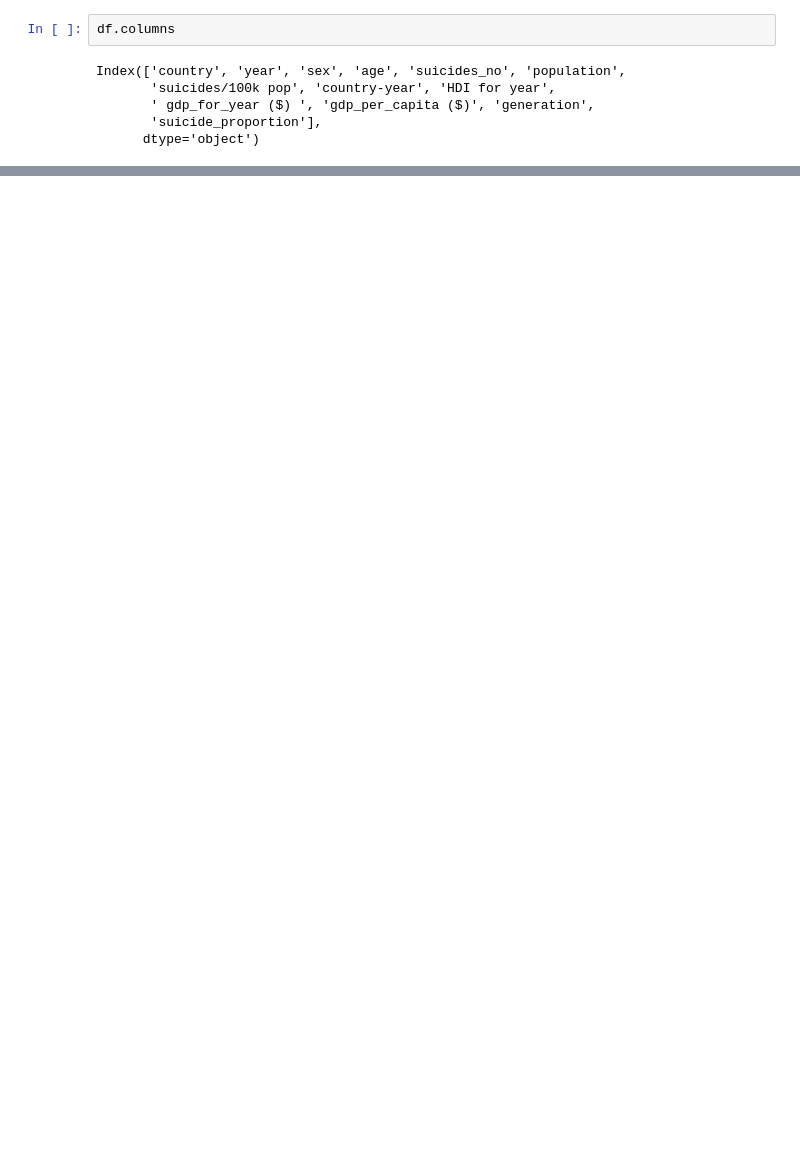
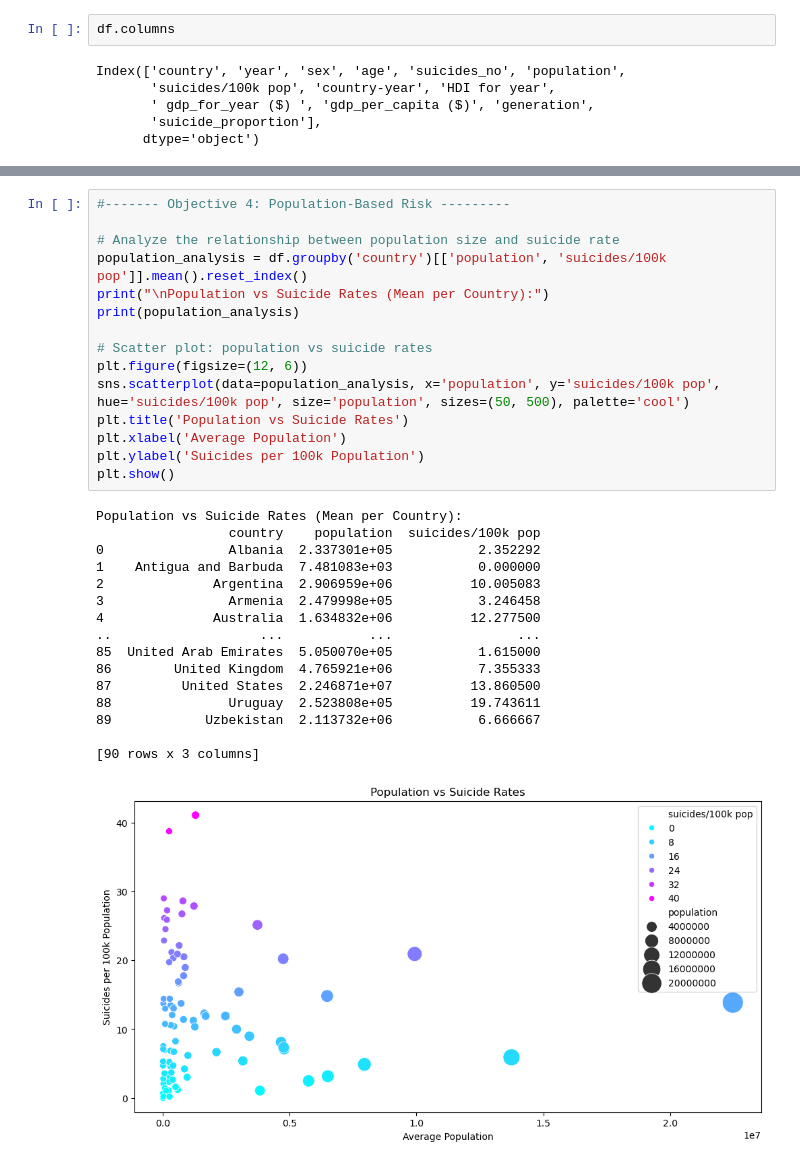
Before and after one commit to hadasssahamase/Suicide_rates_project, a Jupyter notebook: Suicide_rate_project/Suicide_rate_project.ipynb, the cells around one changed output, grey strips where cells are left out. Drawn from its saved outputs; the diff is of its cells as text; blank space fills up the shorter version.

```diff
--- a/Suicide_rate_project/Suicide_rate_project.ipynb
+++ b/Suicide_rate_project/Suicide_rate_project.ipynb
@@ -261,0 +198,32 @@ Index(['country', 'year', 'sex', 'age', 'suicides_no', 'population',
+# %%
+#------- Objective 4: Population-Based Risk ---------
+
+# Analyze the relationship between population size and suicide rate
+population_analysis = df.groupby('country')[['population', 'suicides/100k pop']].mean().reset_index()
+print("\nPopulation vs Suicide Rates (Mean per Country):")
+print(population_analysis)
+
+# Scatter plot: population vs suicide rates
+plt.figure(figsize=(12, 6))
+sns.scatterplot(data=population_analysis, x='population', y='suicides/100k pop', hue='suicides/100k pop', size='population', sizes=(50, 500), palette='cool')
+plt.title('Population vs Suicide Rates')
+plt.xlabel('Average Population')
+plt.ylabel('Suicides per 100k Population')
+plt.show()
+# %% [output]
+Population vs Suicide Rates (Mean per Country):
+                 country    population  suicides/100k pop
+0                Albania  2.337301e+05           2.352292
+1    Antigua and Barbuda  7.481083e+03           0.000000
+2              Argentina  2.906959e+06          10.005083
+3                Armenia  2.479998e+05           3.246458
+4              Australia  1.634832e+06          12.277500
+..                   ...           ...                ...
+85  United Arab Emirates  5.050070e+05           1.615000
+86        United Kingdom  4.765921e+06           7.355333
+87         United States  2.246871e+07          13.860500
+88               Uruguay  2.523808e+05          19.743611
+89            Uzbekistan  2.113732e+06           6.666667
+
+[90 rows x 3 columns]
+[figure, added]
```
Also changed, not shown: parts of 38 cells of this notebook.
